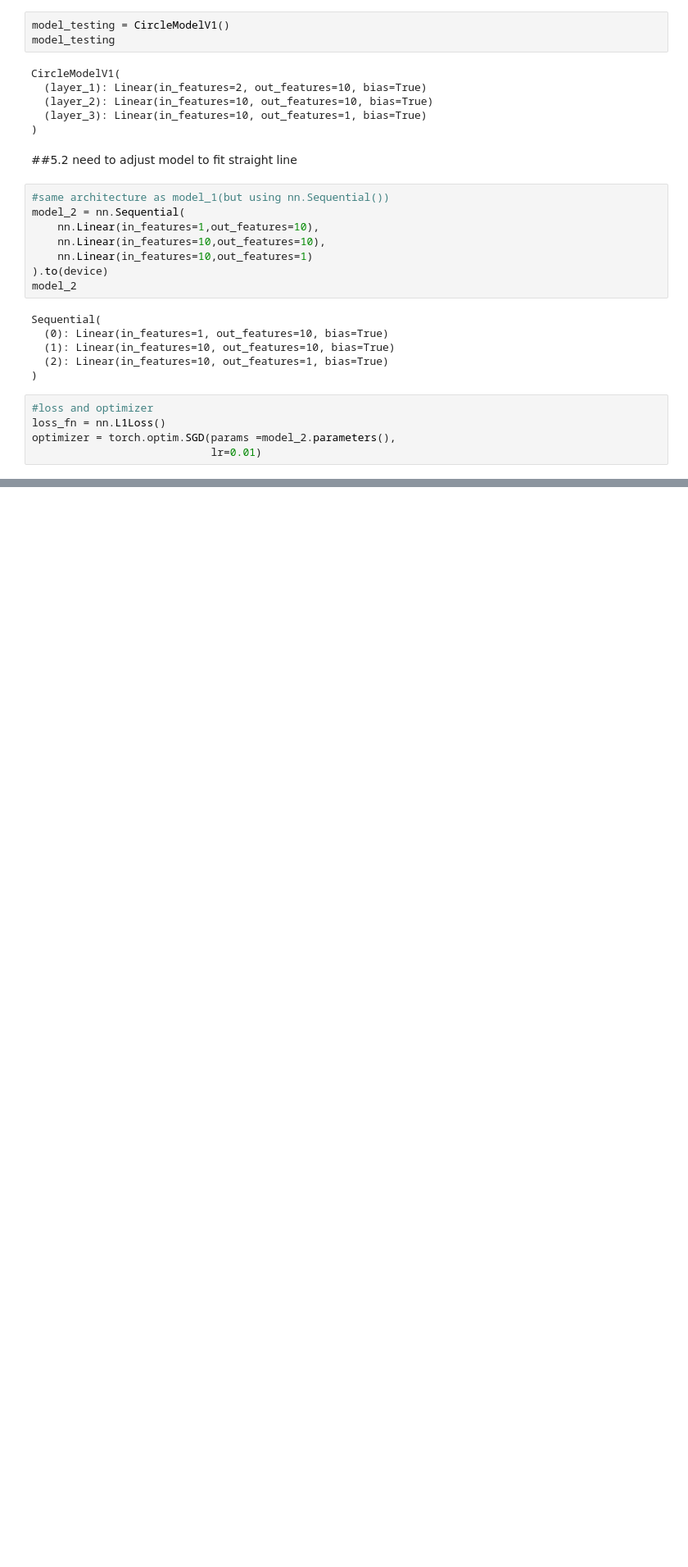
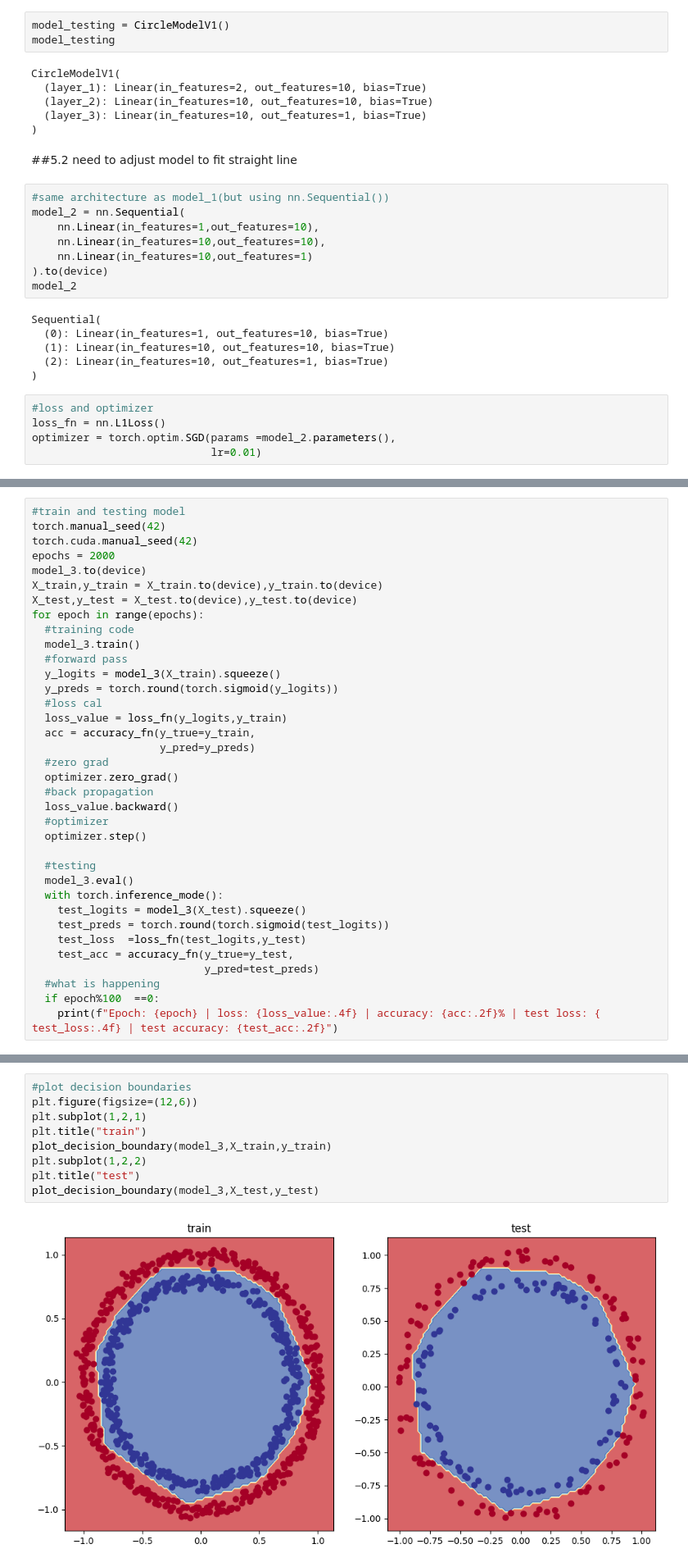
Before and after one commit to Manav010203/Quiz, a Jupyter notebook: 02_pytorch_classfication.ipynb, the cells around one changed output, grey strips where cells are left out. Shown at 82% size. Saved outputs shown, nothing was run; the diff lists cells and outputs as text; blank space fills up the shorter version.

```diff
--- a/02_pytorch_classfication.ipynb
+++ b/02_pytorch_classfication.ipynb
@@ -689,0 +764,36 @@ plot_predictions(train_data = X_train_reg.cpu(),
+# %%
+#train and testing model
+torch.manual_seed(42)
+torch.cuda.manual_seed(42)
+epochs = 2000
+model_3.to(device)
+X_train,y_train = X_train.to(device),y_train.to(device)
+X_test,y_test = X_test.to(device),y_test.to(device)
+for epoch in range(epochs):
+  #training code
+  model_3.train()
+  #forward pass
+  y_logits = model_3(X_train).squeeze()
+  y_preds = torch.round(torch.sigmoid(y_logits))
+  #loss cal
+  loss_value = loss_fn(y_logits,y_train)
+  acc = accuracy_fn(y_true=y_train,
+                    y_pred=y_preds)
+  #zero grad
+  optimizer.zero_grad()
+  #back propagation
+  loss_value.backward()
+  #optimizer
+  optimizer.step()
+
+  #testing
+  model_3.eval()
+  with torch.inference_mode():
+    test_logits = model_3(X_test).squeeze()
+    test_preds = torch.round(torch.sigmoid(test_logits))
+    test_loss  =loss_fn(test_logits,y_test)
+    test_acc = accuracy_fn(y_true=y_test,
+                           y_pred=test_preds)
+  #what is happening
+  if epoch%100  ==0:
+    print(f"Epoch: {epoch} | loss: {loss_value:.4f} | accuracy: {acc:.2f}% | test loss: { test_loss:.4f} | test accuracy: {test_acc:.2f}")
@@ -689,0 +833,11 @@ plot_predictions(train_data = X_train_reg.cpu(),
+# %%
+#plot decision boundaries
+plt.figure(figsize=(12,6))
+plt.subplot(1,2,1)
+plt.title("train")
+plot_decision_boundary(model_3,X_train,y_train)
+plt.subplot(1,2,2)
+plt.title("test")
+plot_decision_boundary(model_3,X_test,y_test)
+# %% [output]
+[figure, added]
```
Also changed, not shown: parts of 38 cells of this notebook.
